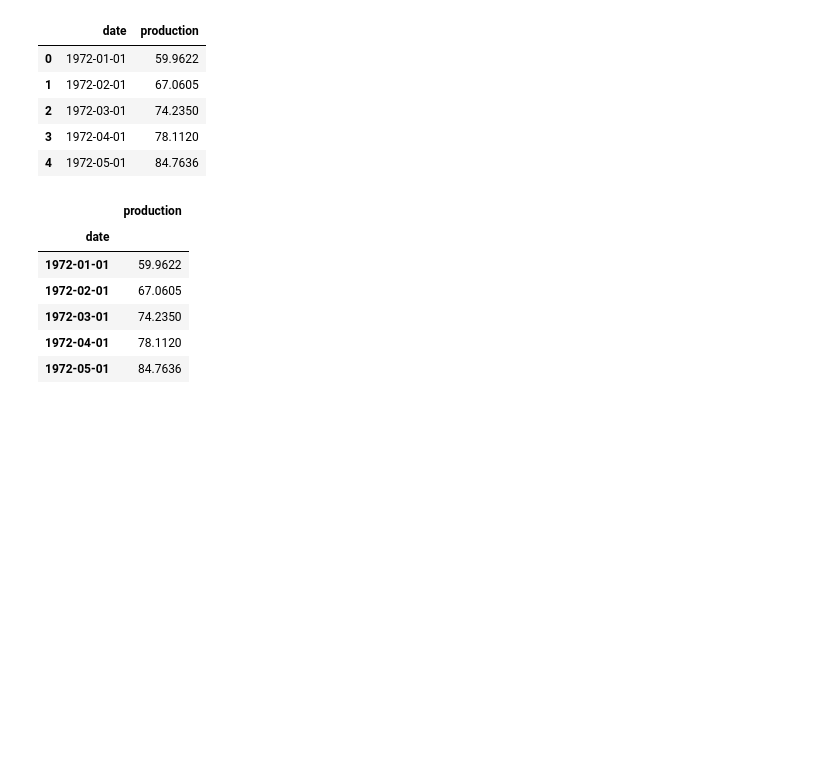
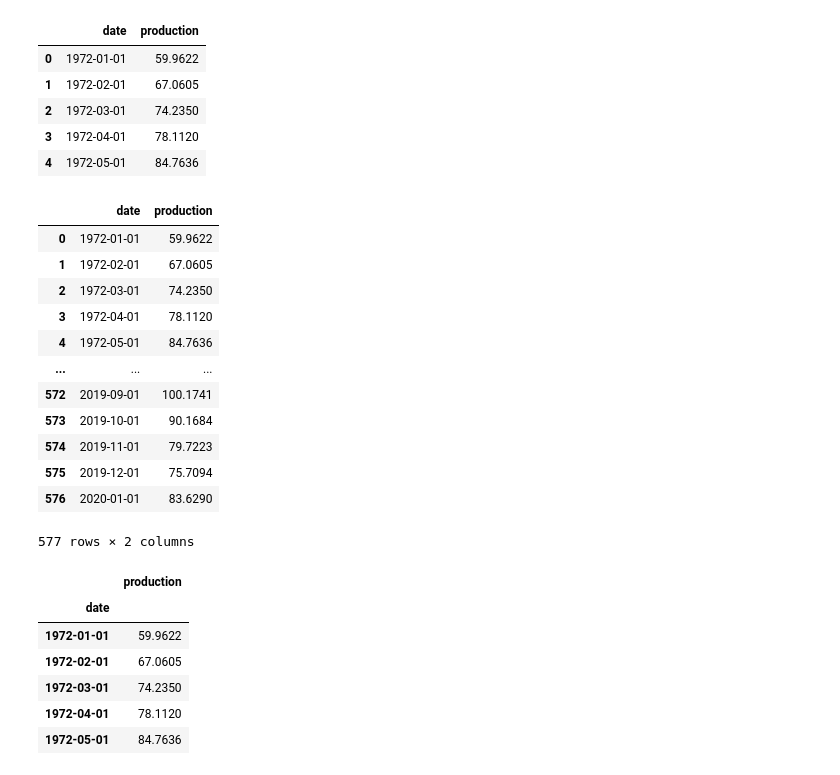
Before and after one commit to arjunc12/cmpinf2120-notebooks, a Jupyter notebook: Time-Series-Analysis/autocorrelation.ipynb, the cells around one changed output. Drawn from its saved outputs; the diff is of its cells as text; code cells hidden in the pictures; blank space fills up the shorter version.

```diff
--- a/Time-Series-Analysis/autocorrelation.ipynb
+++ b/Time-Series-Analysis/autocorrelation.ipynb
@@ -36,6 +37,21 @@ df_ice_cream.head()
 # %%
 #convert date column to datetime type
 df_ice_cream['date'] = pd.to_datetime(df_ice_cream['date'])
+df_ice_cream
+# %% [output]
+|  | date | production |
+| 0 | 1972-01-01 | 59.9622 |
+| 1 | 1972-02-01 | 67.0605 |
+| 2 | 1972-03-01 | 74.2350 |
+| 3 | 1972-04-01 | 78.1120 |
+| 4 | 1972-05-01 | 84.7636 |
+| ... | ... | ... |
+| 572 | 2019-09-01 | 100.1741 |
+| 573 | 2019-10-01 | 90.1684 |
+| 574 | 2019-11-01 | 79.7223 |
+| 575 | 2019-12-01 | 75.7094 |
+| 576 | 2020-01-01 | 83.6290 |
+577 rows × 2 columns
 # %%
 #set date as index
 df_ice_cream.set_index('date', inplace=True)
```
Also changed, not shown: parts of 4 cells of this notebook, 5 other files.
